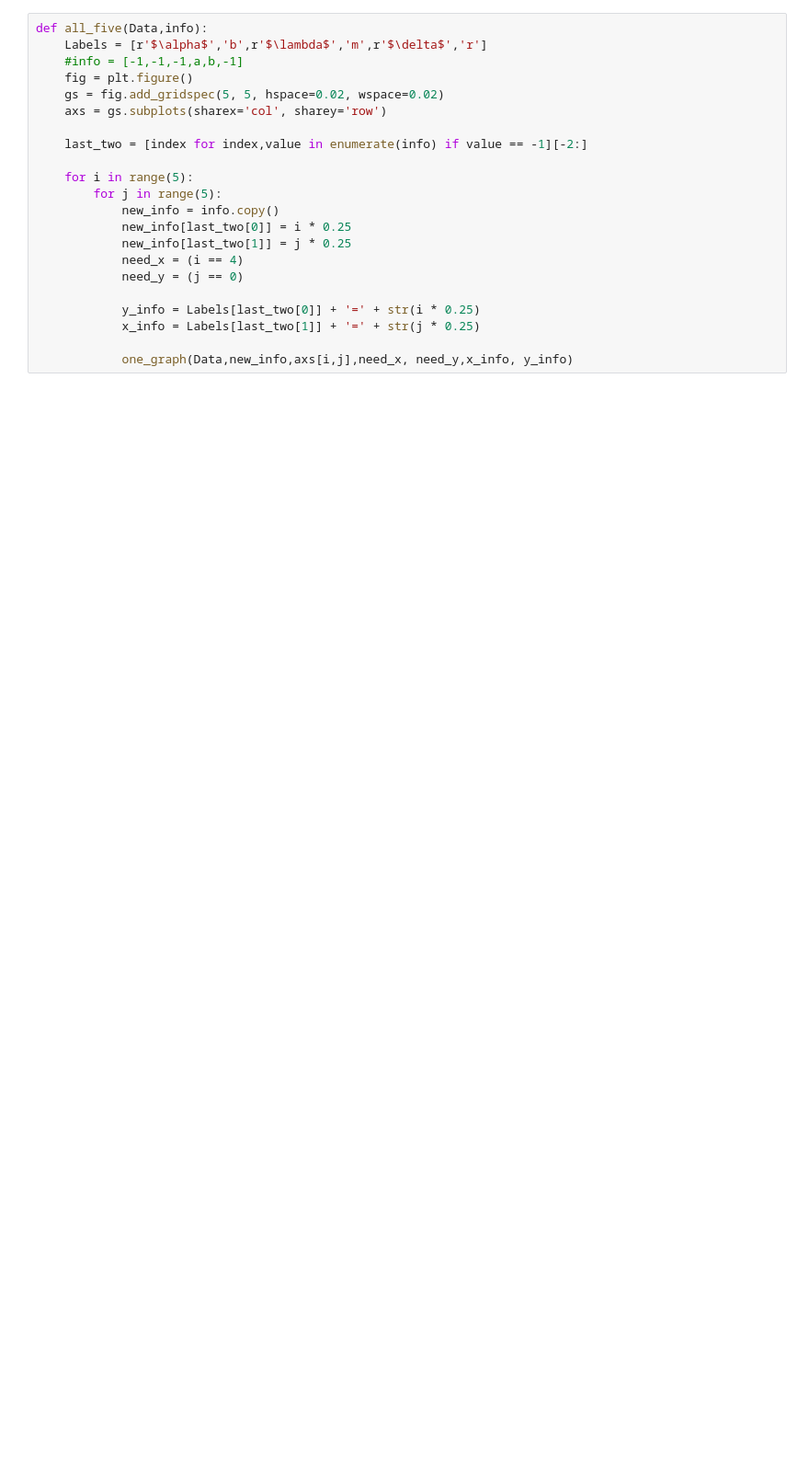
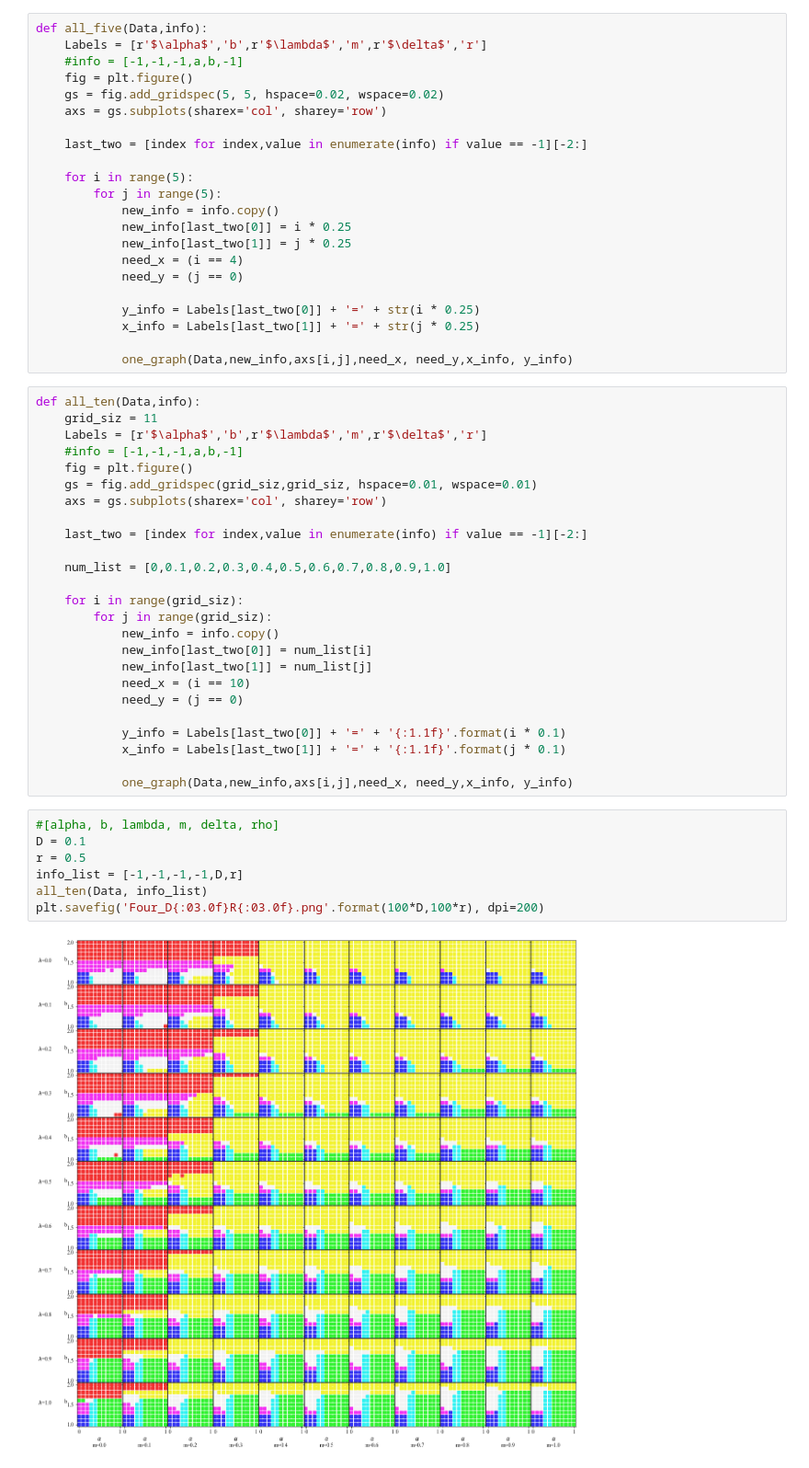
Before and after one commit to artermi/Quasi_Coop, a Jupyter notebook: Show_SixDim.ipynb, the cells around one changed output. Shown at 92% size. Saved outputs shown, nothing was run; the diff lists cells and outputs as text; blank space fills up the shorter version.

```diff
--- a/Show_SixDim.ipynb
+++ b/Show_SixDim.ipynb
@@ -79,6 +89,40 @@ def all_five(Data,info):
             x_info = Labels[last_two[1]] + '=' + str(j * 0.25)
 
             one_graph(Data,new_info,axs[i,j],need_x, need_y,x_info, y_info)
+# %%
+def all_ten(Data,info):
+    grid_siz = 11
+    Labels = [r'$\alpha$','b',r'$\lambda$','m',r'$\delta$','r']
+    #info = [-1,-1,-1,a,b,-1]
+    fig = plt.figure()
+    gs = fig.add_gridspec(grid_siz,grid_siz, hspace=0.01, wspace=0.01)
+    axs = gs.subplots(sharex='col', sharey='row')
+
+    last_two = [index for index,value in enumerate(info) if value == -1][-2:]
+
+    num_list = [0,0.1,0.2,0.3,0.4,0.5,0.6,0.7,0.8,0.9,1.0]
+
+    for i in range(grid_siz):
+        for j in range(grid_siz):
+            new_info = info.copy()
+            new_info[last_two[0]] = num_list[i]
+            new_info[last_two[1]] = num_list[j]
+            need_x = (i == 10)
+            need_y = (j == 0)
+
+            y_info = Labels[last_two[0]] + '=' + '{:1.1f}'.format(i * 0.1)
+            x_info = Labels[last_two[1]] + '=' + '{:1.1f}'.format(j * 0.1)
+
+            one_graph(Data,new_info,axs[i,j],need_x, need_y,x_info, y_info)
+# %%
+#[alpha, b, lambda, m, delta, rho]
+D = 0.1
+r = 0.5
+info_list = [-1,-1,-1,-1,D,r]
+all_ten(Data, info_list)
+plt.savefig('Four_D{:03.0f}R{:03.0f}.png'.format(100*D,100*r), dpi=200)
+# %% [output]
+[figure, added]
 # %%
 #[alpha, b, lambda, m, delta, rho]
 D = 0.25
```
Also changed, not shown: parts of 10 cells of this notebook, 27 other files.
